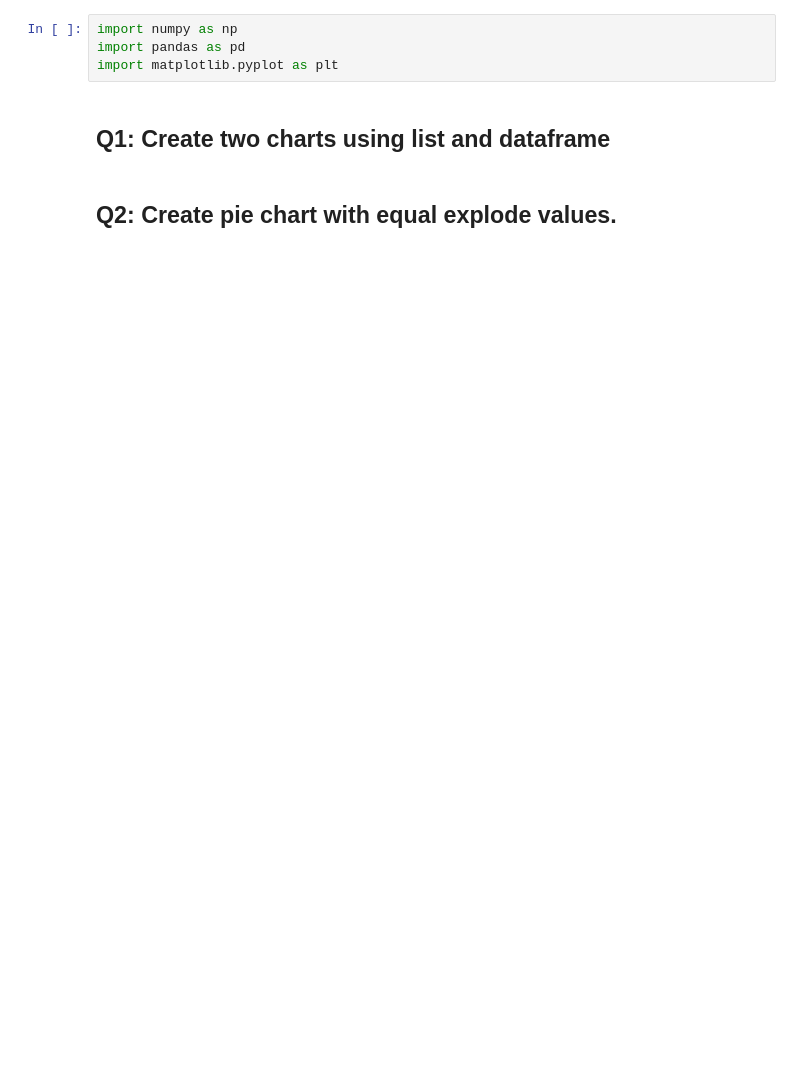
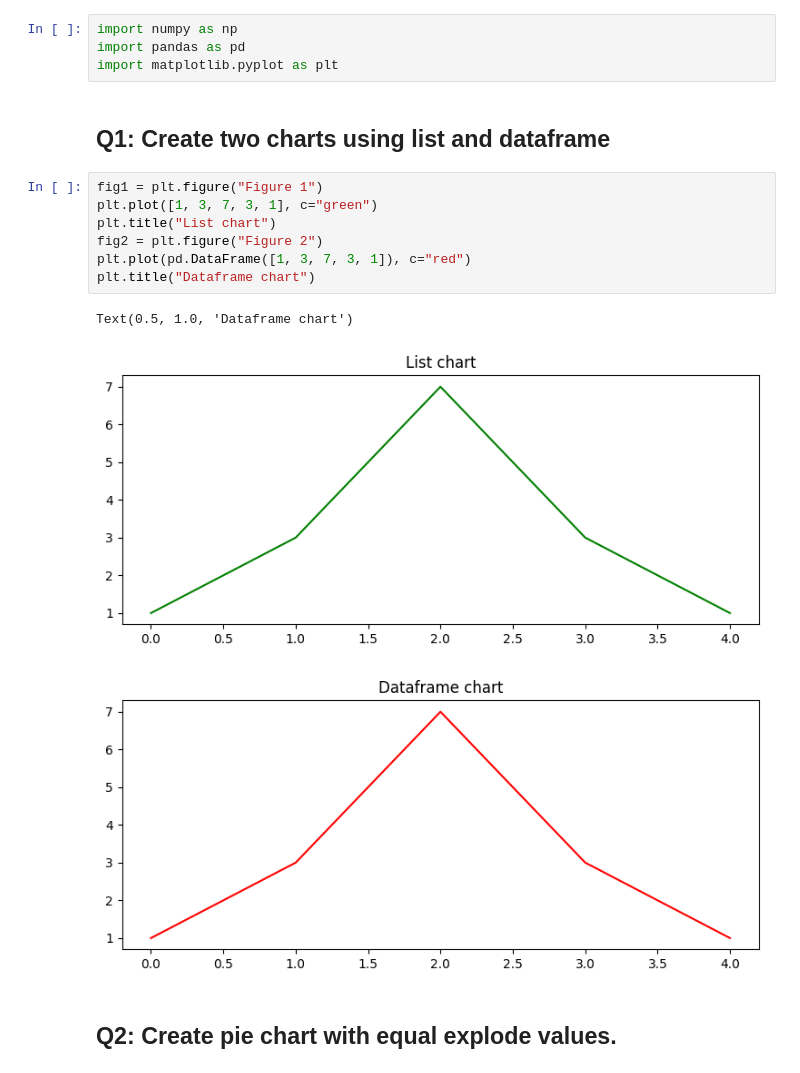
Before and after one commit to Tuwaiq-Data-Science-Bootcamp/Day8-Lab1-Matplotlib, a Jupyter notebook: Day#8_Matplotlib_Assignment.ipynb, the cells around one changed output. Cells and saved outputs as stored; diff of their text form; blank space fills up the shorter version.

```diff
--- a/Day#8_Matplotlib_Assignment.ipynb
+++ b/Day#8_Matplotlib_Assignment.ipynb
@@ -4,5 +4,16 @@ import pandas as pd
 import matplotlib.pyplot as plt
 # %% [markdown]
 ## Q1: Create two charts using list and dataframe
+# %%
+fig1 = plt.figure("Figure 1")
+plt.plot([1, 3, 7, 3, 1], c="green")
+plt.title("List chart")
+fig2 = plt.figure("Figure 2")
+plt.plot(pd.DataFrame([1, 3, 7, 3, 1]), c="red")
+plt.title("Dataframe chart")
+# %% [output]
+Text(0.5, 1.0, 'Dataframe chart')
+[figure, added]
+[figure, added]
 # %% [markdown]
 ## Q2: Create pie chart with equal explode values.
```
Also changed, not shown: parts of 5 cells of this notebook.
